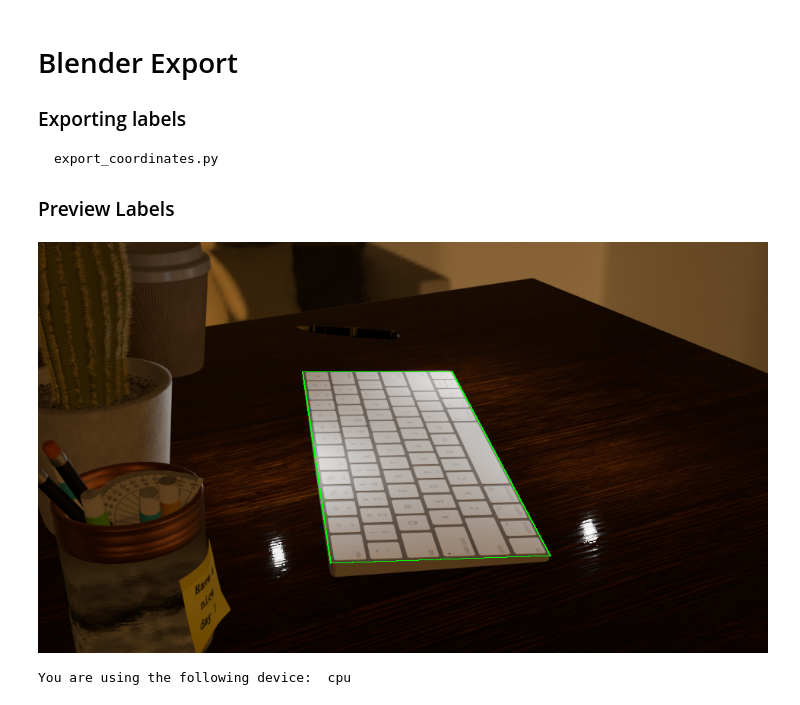
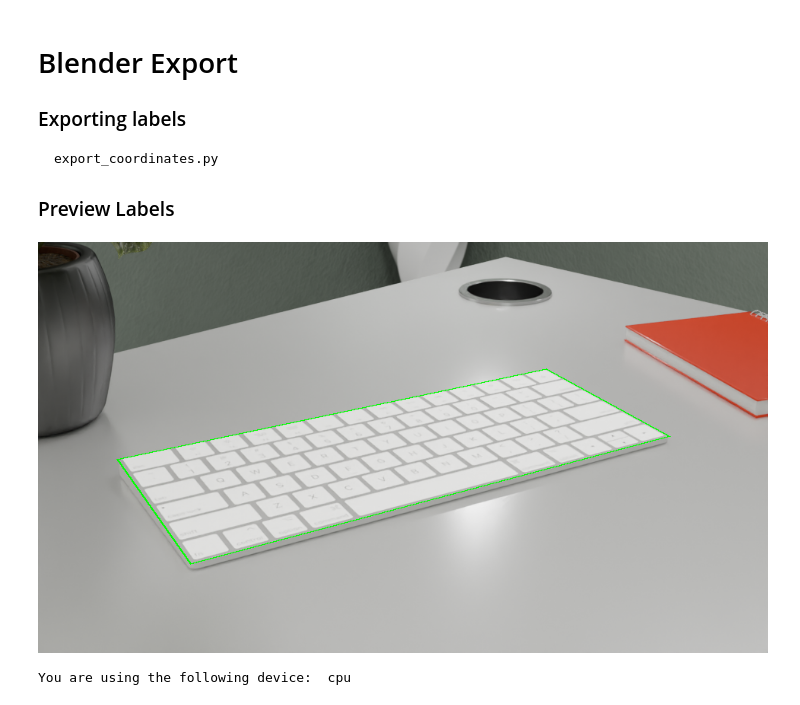
Before and after one commit to TUM-Blockchain-Club/proof-of-gameplay, a Jupyter notebook: model/notebooks/keyboard_tracking.ipynb, the cells around one changed output. Saved outputs shown, nothing was run; the diff lists cells and outputs as text; code cells hidden in the pictures.

Commit message:
Refactor blender export preview

```diff
--- a/model/notebooks/keyboard_tracking.ipynb
+++ b/model/notebooks/keyboard_tracking.ipynb
@@ -18,12 +18,14 @@ export_coordinates.py
 # %%
 data_dir = os.path.abspath('../data/keyboard_tracking')
 
+scene_name = 'Scene-2'
+
 # Path to your CSV file
-CSV_FILE = os.path.join(data_dir, 'labels/Scene-1.csv')
+CSV_FILE = os.path.join(data_dir, f'labels/{scene_name}.csv')
 
 # Folder where your rendered frames are located
 # e.g., "C:/path/to/my_rendered_images"
-IMAGE_FOLDER = os.path.join(data_dir, 'raw/Scene-1')
+IMAGE_FOLDER = os.path.join(data_dir, f'raw/{scene_name}')
 
 def preview_blender_export(csv_file, image_folder, frame_number=0):
     """
@@ -35,40 +37,41 @@ def preview_blender_export(csv_file, image_folder, frame_number=0):
     # Use DictReader so we can access columns by name
     keypoints_df = pd.read_csv(csv_file)
 
-    row = keypoints_df.iloc[frame_number]
+    # get row where Frame is equal to frame_number
+    row = keypoints_df[keypoints_df['Frame'] == frame_number].iloc[0]
 
     # Build the image file name (e.g., frame_0001.png)
     # Adjust to match your own naming convention:
-    image_filename = f"Scene-1-{frame_number:04d}.png"
+    image_filename = f"{scene_name}-{frame_number:04d}.png"
     image_path = os.path.join(image_folder, image_filename)
 
     # Try to open the image
     if not os.path.isfile(image_path):
         print(f"Warning: Image not found at {image_path}")
         return
 
     # Load image using Pillow
     with Image.open(image_path) as im:
         # get image size
         width, height = im.size
 
         draw = ImageDraw.Draw(im)
 
         draw.polygon([(int(row['keyboard-lt_x']), int(row['keyboard-lt_y'])),
                       (int(row['keyboard-rt_x']), int(row['keyboard-rt_y'])),
                       (int(row['keyboard-rb_x']), int(row['keyboard-rb_y'])),
                       (int(row['keyboard-lb_x']), int(row['keyboard-lb_y']))],
                       outline=(0, 255, 0), width=2)
 
         # List all empties and their columns
         empties = ["keyboard-lt", "keyboard-lb", "keyboard-rt", "keyboard-rb"]
 
         # Show the image with the drawn points
         display(im)
 
-preview_blender_export(CSV_FILE, IMAGE_FOLDER, frame_number=380)
+preview_blender_export(CSV_FILE, IMAGE_FOLDER, frame_number=0)
 # %% [output]
-[figure, old version]
+[figure, new version]
 # %%
 import torch
 
```
Also changed, not shown: parts of 4 cells of this notebook.
